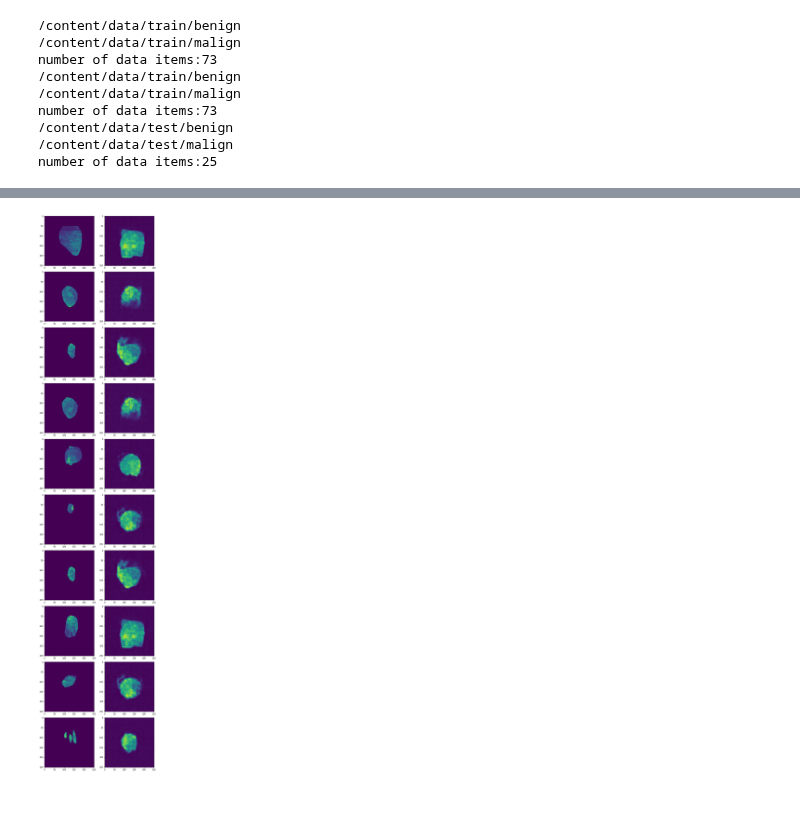
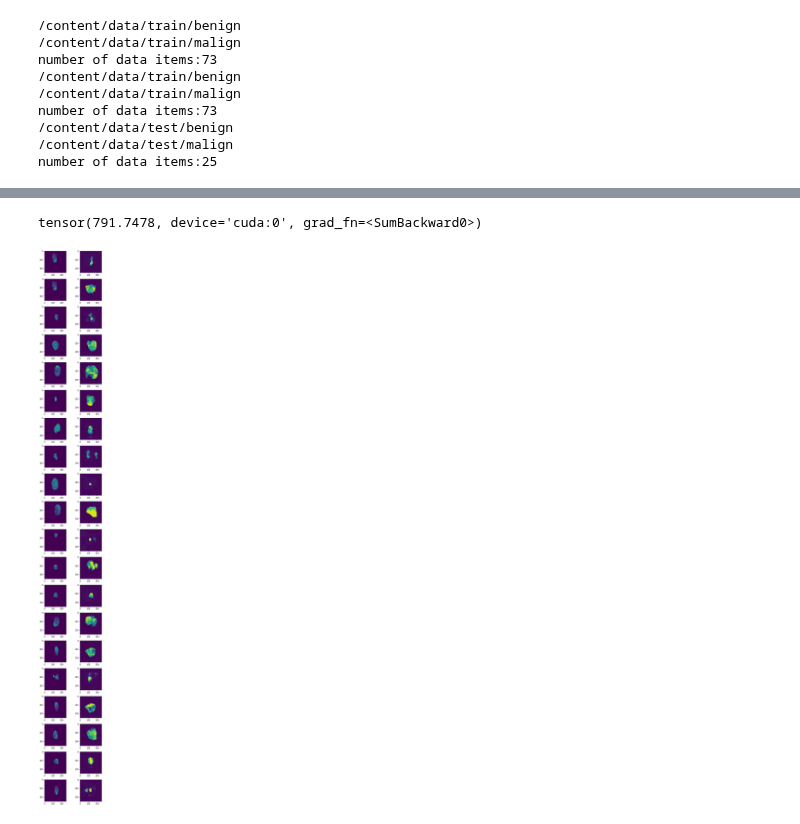
Before and after one commit to rpmihail/thyroid, a Jupyter notebook: code/Synthetic_ImGen_Autoenc.ipynb, the cells around one changed output, grey strips where cells are left out. Drawn from its saved outputs; the diff is of its cells as text; code cells hidden in the pictures.

```diff
--- a/code/Synthetic_ImGen_Autoenc.ipynb
+++ b/code/Synthetic_ImGen_Autoenc.ipynb
@@ -314,29 +365,27 @@ Decoder(
 # %%
-### Training function
-def train_epoch(encoder, decoder, device, dataloader, loss_fn, optimizer):
-    # Set train mode for both the encoder and the decoder
-    encoder.train()
-    decoder.train()
-    train_loss = []
-    # Iterate the dataloader (we do not need the label values, this is unsupervised learning)
-    for data in training_generator: # with "_" we just ignore the labels (the second element of the dataloader tuple)
+
+num_epochs = 100000
+diz_loss = {'train_loss':[],'val_loss':[]}
+for epoch in range(num_epochs):
+    for data in training_generator:
         # Move tensor to the proper device
         image_batch = data["image"]
         image_batch = image_batch.to(device)
 
+        labels = data["labels"].to(device)
+
 
         #print("Random data shape", np.shape(random_data), "; data[labels] ", np.shape(data["labels"]))
-        latent = data["labels"]
-        latent = latent.to(device)
+        latent = data["labels"].float()
+        latent = latent.float().to(device)
 
         #print(latent)
 
         # Encode data
-        encoded_data = encoder(image_batch)
-
+        encoded_data = encoder(image_batch, labels)
 
         # Decode data
-        decoded_data = decoder(encoded_data)
+        decoded_data = decoder(encoded_data, labels)
         # Evaluate loss
 
         #print("Encoder.kl : ", encoder.kl)
@@ -346,11 +395,11 @@ def train_epoch(encoder, decoder, device, dataloader, loss_fn, optimizer):
 
         #loss = loss_fn(decoded_data, image_batch) + 0.2*loss_latent(encoded_data, latent.float())
         # Backward pass
-        optimizer.zero_grad()
+        optim.zero_grad()
         loss.backward()
-        optimizer.step()
+        optim.step()
         # Print batch loss
         #print('\t partial train loss (single batch): %f' % (loss.data))
         #train_loss.append(loss.detach().cpu().numpy())
-
-    return loss
+    print('\n EPOCH {}/{} \t train loss {}'.format(epoch + 1, num_epochs,  loss))
+    diz_loss['train_loss'].append(loss)
@@ -419,32 +429,38 @@ with torch.no_grad():
+# %%
+d
+# %% [output]
+tensor(791.7478, device='cuda:0', grad_fn=<SumBackward0>)
 # %%
-fig, ax = plt.subplots(10, 2, figsize=(10, 40))
+fig, ax = plt.subplots(20, 2, figsize=(10, 40))
 fig.set_tight_layout(True)
 
 c = 0
 for data in testing_generator: # with "_" we just ignore the labels (the second element of the dataloader tuple)
     # Move tensor to the proper device
-    if(c>=10):
+
+    labels = data["labels"].float().to(device)
+
+    if(c>=20):
         break
     image_batch = data["image"]
 
 
     #print("Random data shape", np.shape(random_data), "; data[labels] ", np.shape(data["labels"]))
-    latent = data["labels"].float()
-    latent = latent.to(device)
+    latent = torch.FloatTensor(np.random.randn(1,dim)).to(device)
 
 
-    img_recon = decoder(latent)
+    img_recon = decoder(latent, labels)
 
     img_recon = img_recon.detach().cpu().numpy()
 
     ax[c, 0].imshow(image_batch[0, 0, :, :])
     ax[c, 1].imshow(img_recon[0, 0, :, :])
 
     c += 1
 
 
 plt.tight_layout()
 # %% [output]
-[figure, old version]
+[figure, new version]
 # %%
 print(torch.__version__)
```
Also changed, not shown: parts of 11 cells of this notebook.
